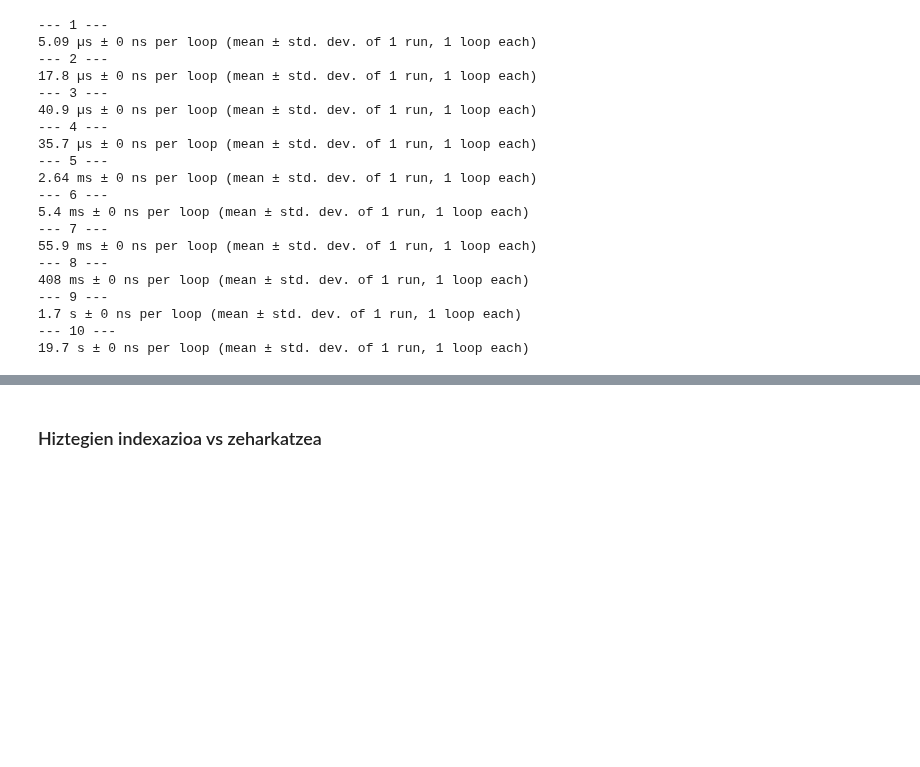
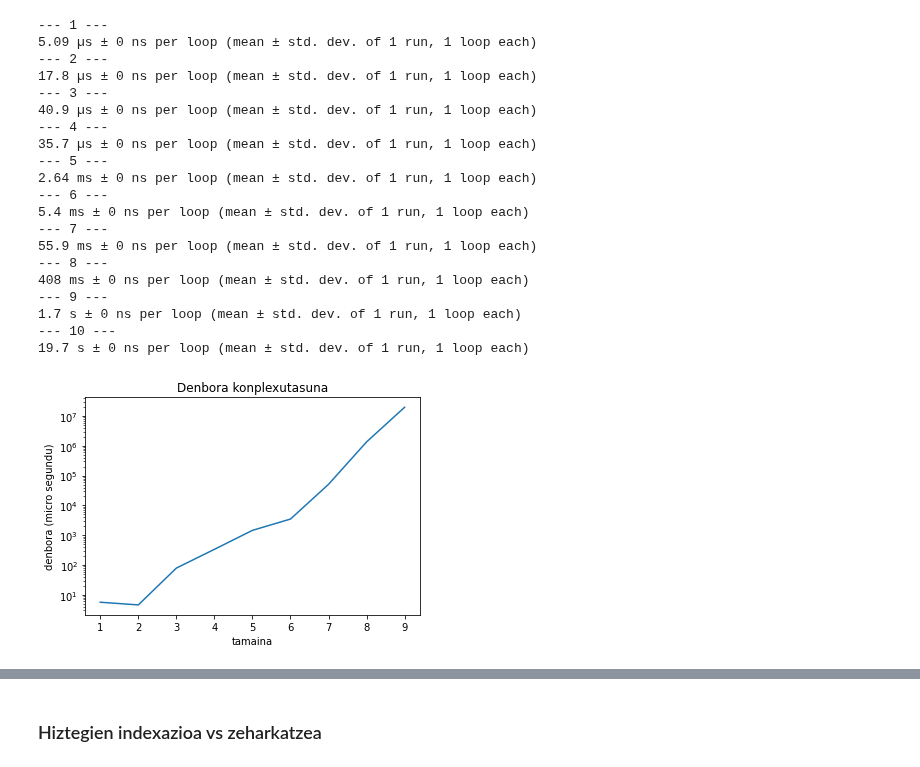
Before and after one commit to mpenagar/Programazioaren-Oinarriak, a Jupyter notebook: Gardenkiak/Algoritmoen Konplexutasuna eta Notazio Asintotikoa.ipynb, the cells around one changed output, grey strips where cells are left out. Drawn from its saved outputs; the diff is of its cells as text; code cells hidden in the pictures; blank space fills up the shorter version.

```diff
--- a/Gardenkiak/Algoritmoen Konplexutasuna eta Notazio Asintotikoa.ipynb
+++ b/Gardenkiak/Algoritmoen Konplexutasuna eta Notazio Asintotikoa.ipynb
@@ -288,15 +288,17 @@ for i in range(1,11):
 # %%
 import matplotlib.pyplot as plt
 
 x = [1, 2, 3, 4, 5, 6, 7, 8, 9]
-y = [5.65, 4.59, 79.03, 336.80, 1460, 3500, 51230, 1360000, 1980000]
+y = [5.65, 4.59, 79.03, 336.80, 1460, 3500, 51230, 1360000, 19800000]
 
 plt.plot(x, y)
 plt.xlabel("tamaina")
 plt.ylabel("denbora (micro segundu)")
 plt.title("Denbora konplexutasuna")
 plt.yscale('log')
 plt.show()
+# %% [output]
+[figure, added]
 # %%
 for i in range(1,100):
     print('---',i,'---')
```
Also changed, not shown: parts of 3 cells of this notebook.
